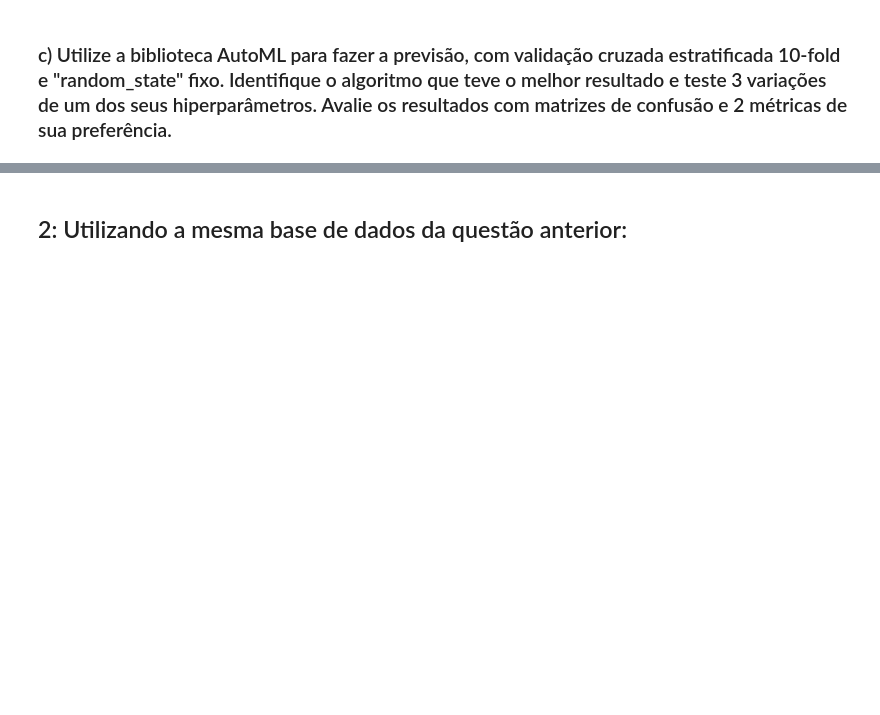
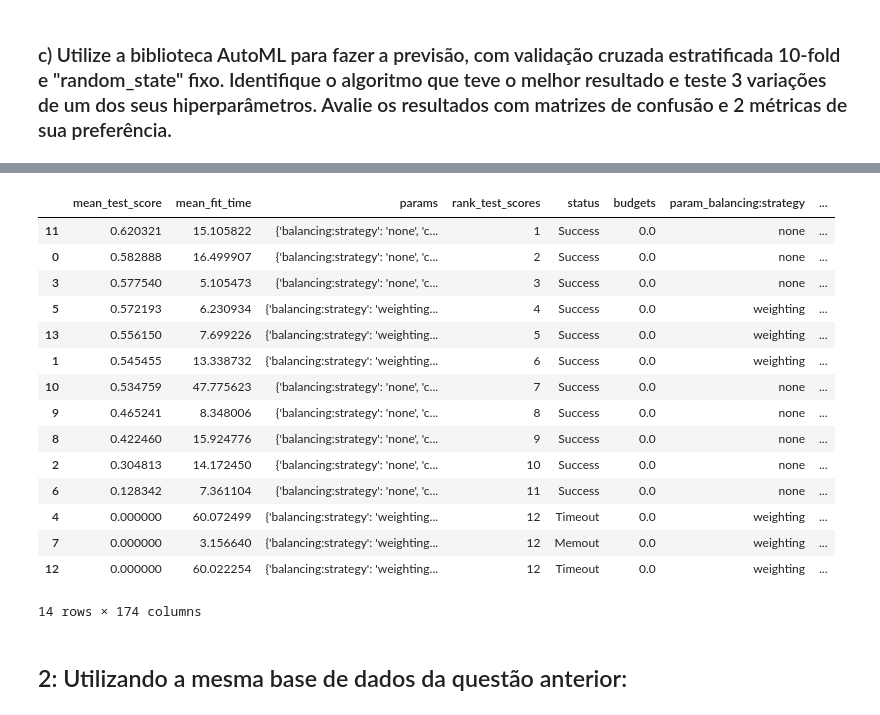
Before and after one commit to hyoretsu/ia, a Jupyter notebook: prova2.ipynb, the cells around one changed output, grey strips where cells are left out. Drawn from its saved outputs; the diff is of its cells as text; code cells hidden in the pictures; blank space fills up the shorter version.

```diff
--- a/prova2.ipynb
+++ b/prova2.ipynb
@@ -89,3 +124,24 @@ plt.show()
+# %%
+# print(automl.sprint_statistics())
+display(DataFrame(automl.cv_results_).sort_values(by=["rank_test_scores"]))
+bestParams = automl.cv_results_["params"][0]
+# %% [output]
+|  | mean_test_score | mean_fit_time | params | rank_test_scores | status | budgets | param_balancing:strategy | ... |
+| 11 | 0.620321 | 15.105822 | {'balancing:strategy': 'none', 'c... | 1 | Success | 0.0 | none | ... |
+| 0 | 0.582888 | 16.499907 | {'balancing:strategy': 'none', 'c... | 2 | Success | 0.0 | none | ... |
+| 3 | 0.577540 | 5.105473 | {'balancing:strategy': 'none', 'c... | 3 | Success | 0.0 | none | ... |
+| 5 | 0.572193 | 6.230934 | {'balancing:strategy': 'weighting... | 4 | Success | 0.0 | weighting | ... |
+| 13 | 0.556150 | 7.699226 | {'balancing:strategy': 'weighting... | 5 | Success | 0.0 | weighting | ... |
+| 1 | 0.545455 | 13.338732 | {'balancing:strategy': 'weighting... | 6 | Success | 0.0 | weighting | ... |
+| 10 | 0.534759 | 47.775623 | {'balancing:strategy': 'none', 'c... | 7 | Success | 0.0 | none | ... |
+| 9 | 0.465241 | 8.348006 | {'balancing:strategy': 'none', 'c... | 8 | Success | 0.0 | none | ... |
+| 8 | 0.422460 | 15.924776 | {'balancing:strategy': 'none', 'c... | 9 | Success | 0.0 | none | ... |
+| 2 | 0.304813 | 14.172450 | {'balancing:strategy': 'none', 'c... | 10 | Success | 0.0 | none | ... |
+| 6 | 0.128342 | 7.361104 | {'balancing:strategy': 'none', 'c... | 11 | Success | 0.0 | none | ... |
+| 4 | 0.000000 | 60.072499 | {'balancing:strategy': 'weighting... | 12 | Timeout | 0.0 | weighting | ... |
+| 7 | 0.000000 | 3.156640 | {'balancing:strategy': 'weighting... | 12 | Memout | 0.0 | weighting | ... |
+| 12 | 0.000000 | 60.022254 | {'balancing:strategy': 'weighting... | 12 | Timeout | 0.0 | weighting | ... |
+14 rows × 174 columns
 # %% [markdown]
 ## 2: Utilizando a mesma base de dados da questão anterior:
 # %% [markdown]
```
Also changed, not shown: parts of 9 cells of this notebook, 1 other file.
